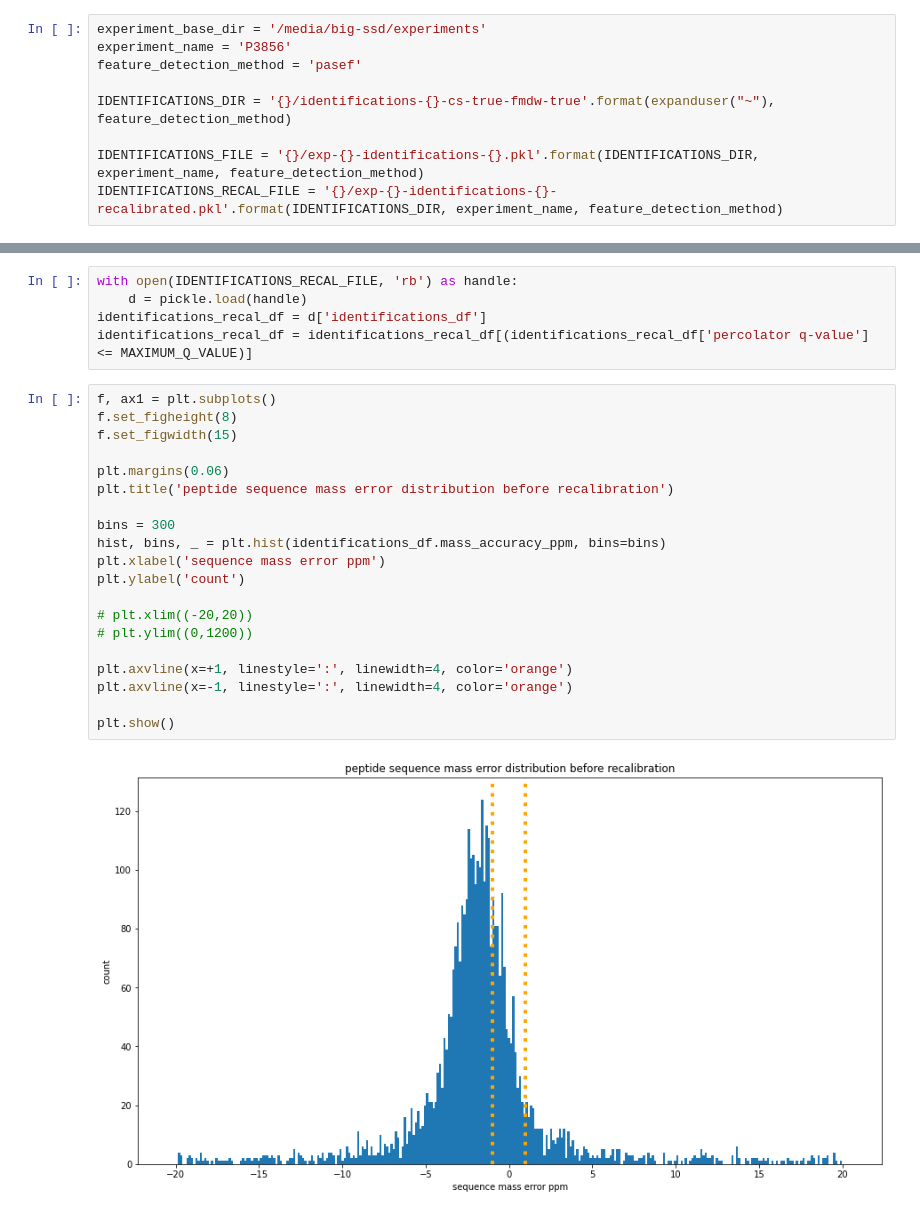
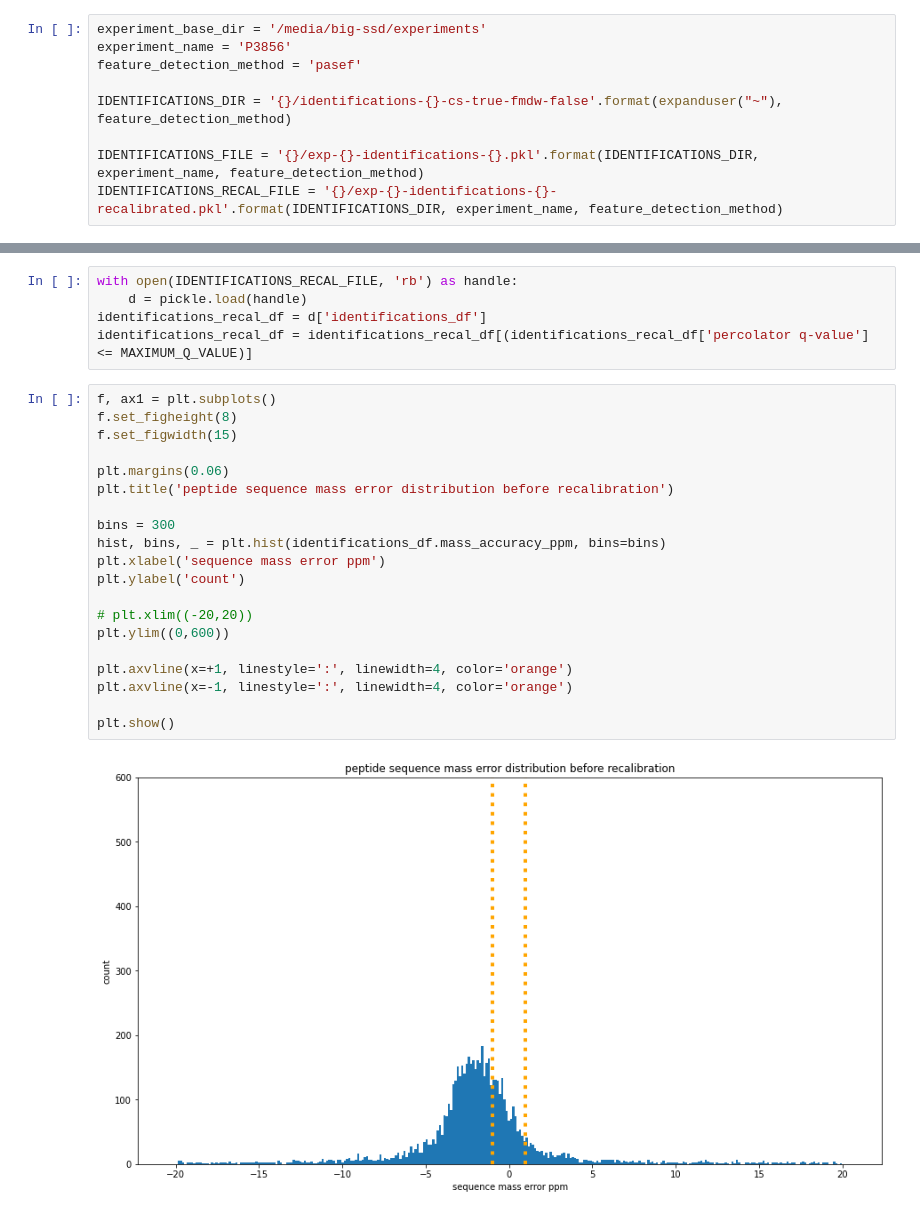
Before and after one commit to WEHI-Proteomics/tfde, a Jupyter notebook: notebooks/paper 2 - before and after mass recalibration.ipynb, the cells around one changed output, grey strips where cells are left out. Drawn from its saved outputs; the diff is of its cells as text.

```diff
--- a/notebooks/paper 2 - before and after mass recalibration.ipynb
+++ b/notebooks/paper 2 - before and after mass recalibration.ipynb
@@ -10,7 +10,7 @@ experiment_base_dir = '/media/big-ssd/experiments'
 experiment_name = 'P3856'
 feature_detection_method = 'pasef'
 
-IDENTIFICATIONS_DIR = '{}/identifications-{}-cs-true-fmdw-true'.format(expanduser("~"), feature_detection_method)
+IDENTIFICATIONS_DIR = '{}/identifications-{}-cs-true-fmdw-false'.format(expanduser("~"), feature_detection_method)
 
 IDENTIFICATIONS_FILE = '{}/exp-{}-identifications-{}.pkl'.format(IDENTIFICATIONS_DIR, experiment_name, feature_detection_method)
 IDENTIFICATIONS_RECAL_FILE = '{}/exp-{}-identifications-{}-recalibrated.pkl'.format(IDENTIFICATIONS_DIR, experiment_name, feature_detection_method)
@@ -29,25 +29,25 @@ identifications_recal_df = identifications_recal_df[(identifications_recal_df['p
 # %%
 f, ax1 = plt.subplots()
 f.set_figheight(8)
 f.set_figwidth(15)
 
 plt.margins(0.06)
 plt.title('peptide sequence mass error distribution before recalibration')
 
 bins = 300
 hist, bins, _ = plt.hist(identifications_df.mass_accuracy_ppm, bins=bins)
 plt.xlabel('sequence mass error ppm')
 plt.ylabel('count')
 
 # plt.xlim((-20,20))
-# plt.ylim((0,1200))
+plt.ylim((0,600))
 
 plt.axvline(x=+1, linestyle=':', linewidth=4, color='orange')
 plt.axvline(x=-1, linestyle=':', linewidth=4, color='orange')
 
 plt.show()
 # %% [output]
-[figure, old version]
+[figure, new version]
 # %%
 f, ax1 = plt.subplots()
 f.set_figheight(8)
```
Also changed, not shown: parts of 5 cells of this notebook, 2 other files.
